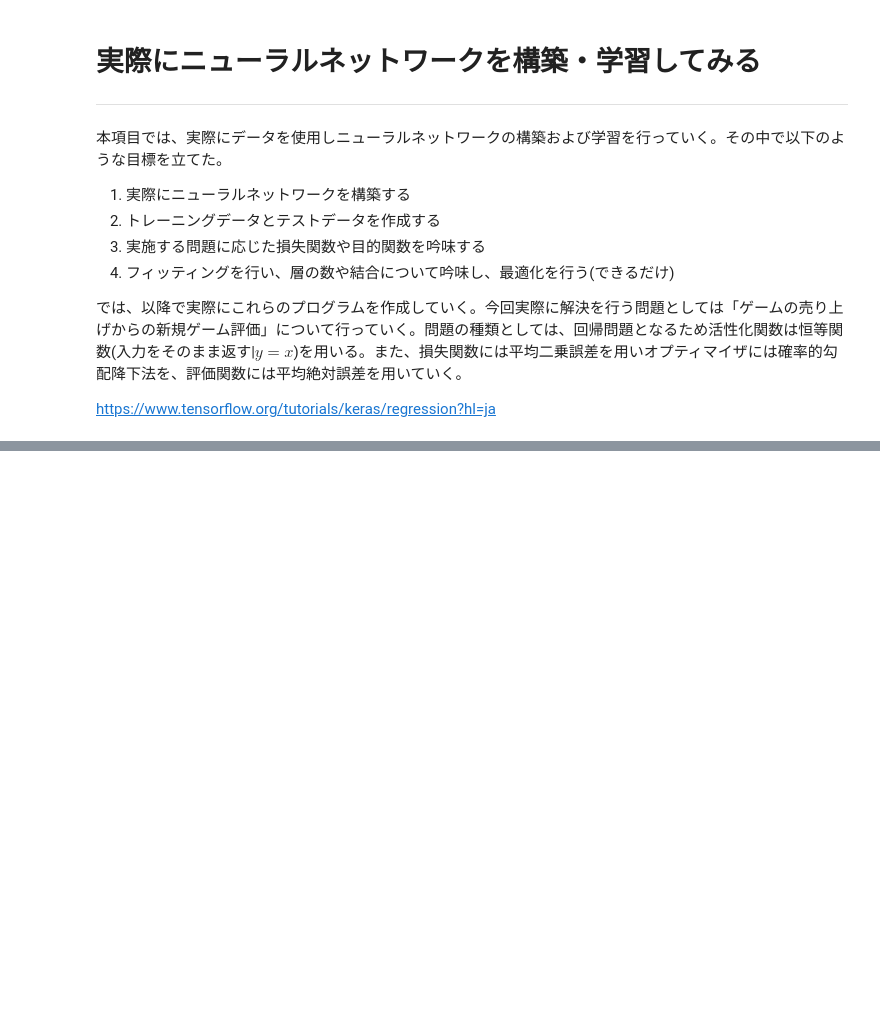
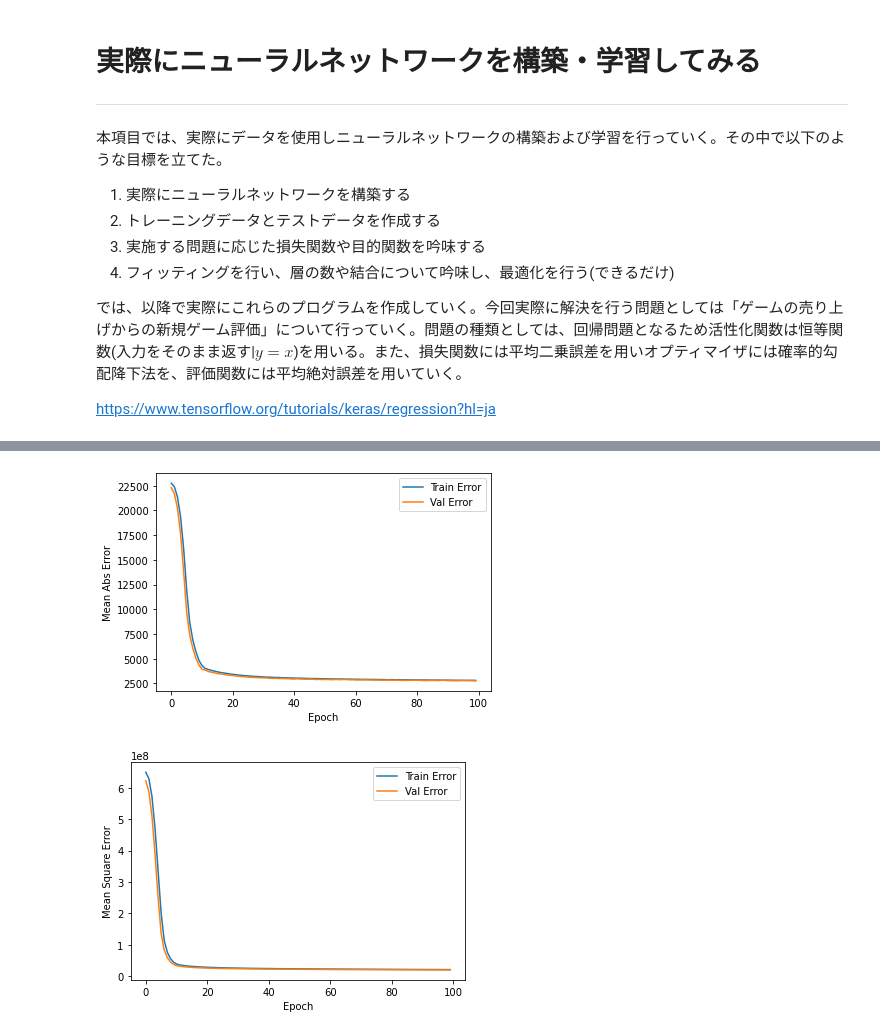
Before and after one commit to zundamochiiii/Keras_deeplearning, a Jupyter notebook: DeepLearning_fromZero/NeuralNetwork.ipynb, the cells around one changed output, grey strips where cells are left out. Drawn from its saved outputs; the diff is of its cells as text; code cells hidden in the pictures; blank space fills up the shorter version.

```diff
--- a/DeepLearning_fromZero/NeuralNetwork.ipynb
+++ b/DeepLearning_fromZero/NeuralNetwork.ipynb
@@ -359,0 +362,6 @@ _________________________________________________________________
+# %%
+# Historyオブジェクトの中身(history.history)を確認する
+# https://keras.io/ja/visualization/
+hist = pd.DataFrame(history.history)
+hist["epoch"] = history.epoch
+hist.tail()
@@ -360 +375,28 @@ _________________________________________________________________
+# %%
+def plot_history(history):
+    hist = pd.DataFrame(history.history)
+    hist['epoch'] = history.epoch
+
+    # 平均絶対誤差
+    plt.figure()
+    plt.xlabel('Epoch')
+    plt.ylabel('Mean Abs Error')
+    plt.plot(hist['epoch'], hist['mae'], label='Train Error')
+    plt.plot(hist['epoch'], hist['val_mae'], label = 'Val Error')
+    plt.legend()
+
+    # 平均二乗誤差
+    plt.figure()
+    plt.xlabel('Epoch')
+    plt.ylabel('Mean Square Error')
+    plt.plot(hist['epoch'], hist['mse'], label='Train Error')
+    plt.plot(hist['epoch'], hist['val_mse'], label = 'Val Error')
+    plt.legend()
+    plt.show()
+
+
+plot_history(history)
+# %% [output]
+[figure, added]
+[figure, added]
 # %%
```
Also changed, not shown: parts of 22 cells of this notebook.
